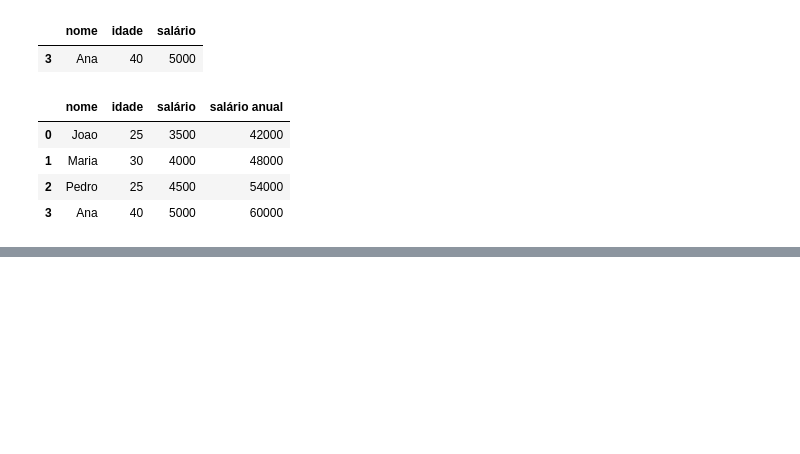
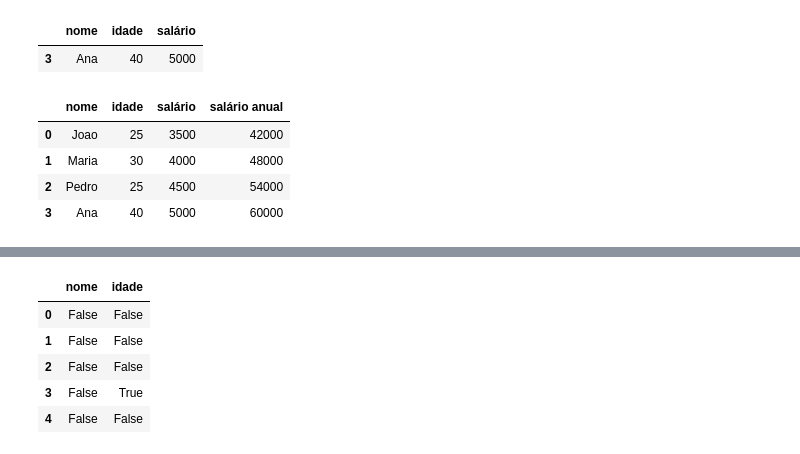
Before and after one commit to LaraDondossola/Estatistica_aplicada, a Jupyter notebook: lista002.ipynb, the cells around one changed output, grey strips where cells are left out. Drawn from its saved outputs; the diff is of its cells as text; code cells hidden in the pictures; blank space fills up the shorter version.

```diff
--- a/lista002.ipynb
+++ b/lista002.ipynb
@@ -95,0 +107,15 @@ frame
+# %%
+dicionario3 = {'nome' : ['Joao', 'Maria', 'Pedro', 'Ana', "Carlos"],
+        'idade' : [25, 30, 35, None, 45],
+        }
+
+frame4 = DataFrame(dicionario3)
+
+frame4.isna()
+# %% [output]
+|  | nome | idade |
+| 0 | False | False |
+| 1 | False | False |
+| 2 | False | False |
+| 3 | False | True |
+| 4 | False | False |
```
Also changed, not shown: parts of 5 cells of this notebook.
